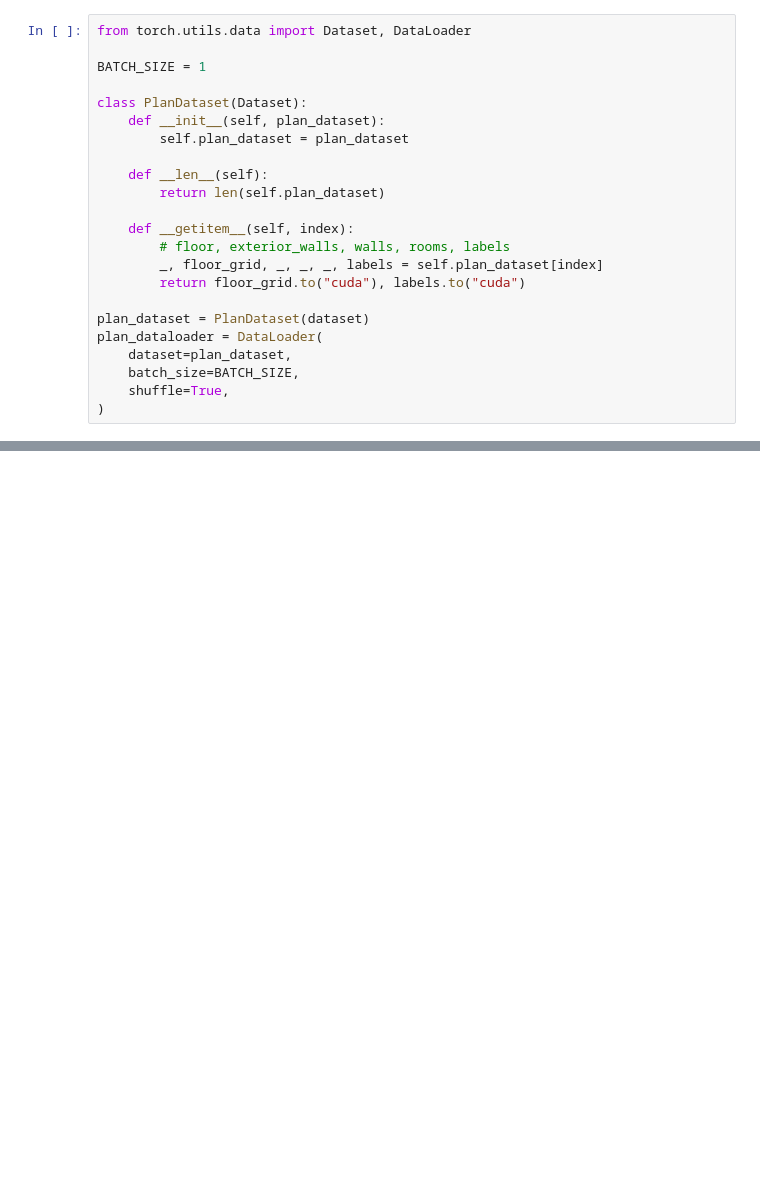
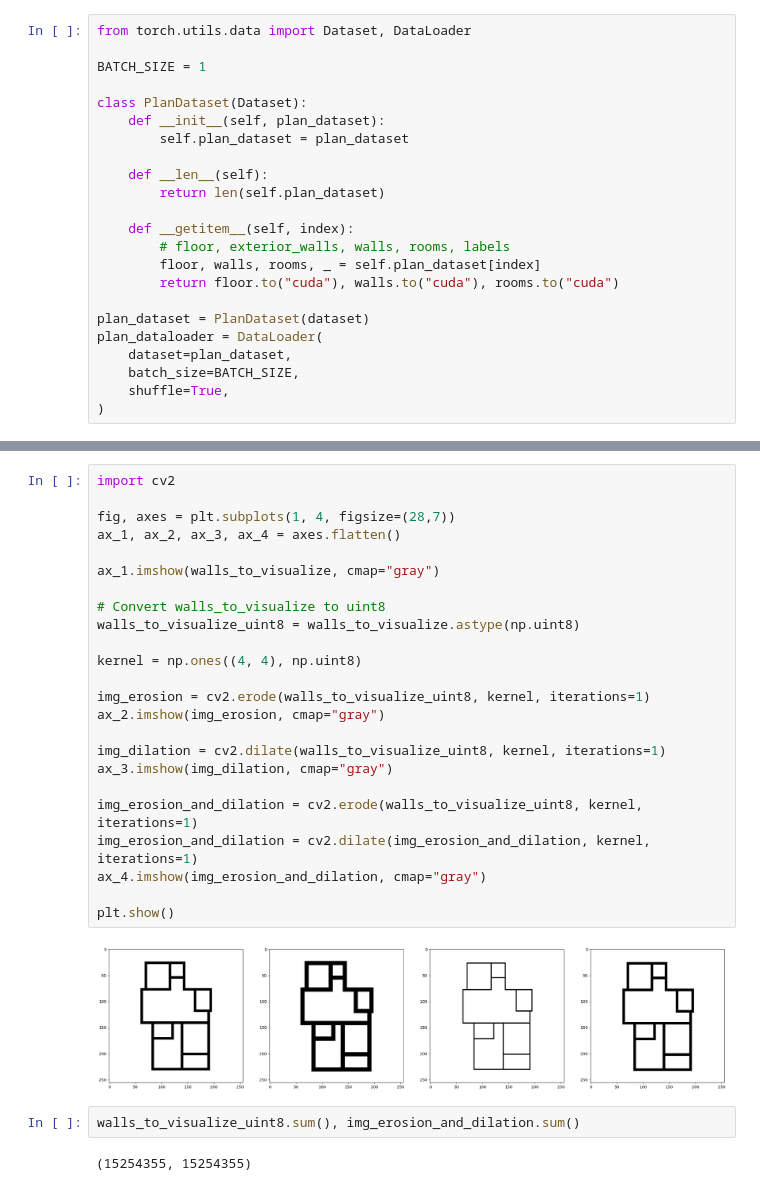
Before and after one commit to PARKCHEOLHEE-lab/plan-generator, a Jupyter notebook: plan_generator/notebooks/data-creation.ipynb, the cells around one changed output, grey strips where cells are left out. Cells and saved outputs as stored; diff of their text form; blank space fills up the shorter version.

```diff
--- a/plan_generator/notebooks/data-creation.ipynb
+++ b/plan_generator/notebooks/data-creation.ipynb
@@ -133,8 +130,8 @@ class PlanDataset(Dataset):
 
     def __getitem__(self, index):
         # floor, exterior_walls, walls, rooms, labels
-        _, floor_grid, _, _, _, labels = self.plan_dataset[index]
-        return floor_grid.to("cuda"), labels.to("cuda")
+        floor, walls, rooms, _ = self.plan_dataset[index]
+        return floor.to("cuda"), walls.to("cuda"), rooms.to("cuda")
 
 plan_dataset = PlanDataset(dataset)
 plan_dataloader = DataLoader(
@@ -389,0 +239,30 @@ np.transpose(generated_plan_np[0], (1, 2, 0)).shape
+# %%
+import cv2
+
+fig, axes = plt.subplots(1, 4, figsize=(28,7))
+ax_1, ax_2, ax_3, ax_4 = axes.flatten()
+
+ax_1.imshow(walls_to_visualize, cmap="gray")
+
+# Convert walls_to_visualize to uint8
+walls_to_visualize_uint8 = walls_to_visualize.astype(np.uint8)
+
+kernel = np.ones((4, 4), np.uint8)
+
+img_erosion = cv2.erode(walls_to_visualize_uint8, kernel, iterations=1)
+ax_2.imshow(img_erosion, cmap="gray")
+
+img_dilation = cv2.dilate(walls_to_visualize_uint8, kernel, iterations=1)
+ax_3.imshow(img_dilation, cmap="gray")
+
+img_erosion_and_dilation = cv2.erode(walls_to_visualize_uint8, kernel, iterations=1)
+img_erosion_and_dilation = cv2.dilate(img_erosion_and_dilation, kernel, iterations=1)
+ax_4.imshow(img_erosion_and_dilation, cmap="gray")
+
+plt.show()
+# %% [output]
+[figure, added]
+# %%
+walls_to_visualize_uint8.sum(), img_erosion_and_dilation.sum()
+# %% [output]
+(15254355, 15254355)
```
Also changed, not shown: parts of 6 cells of this notebook.
